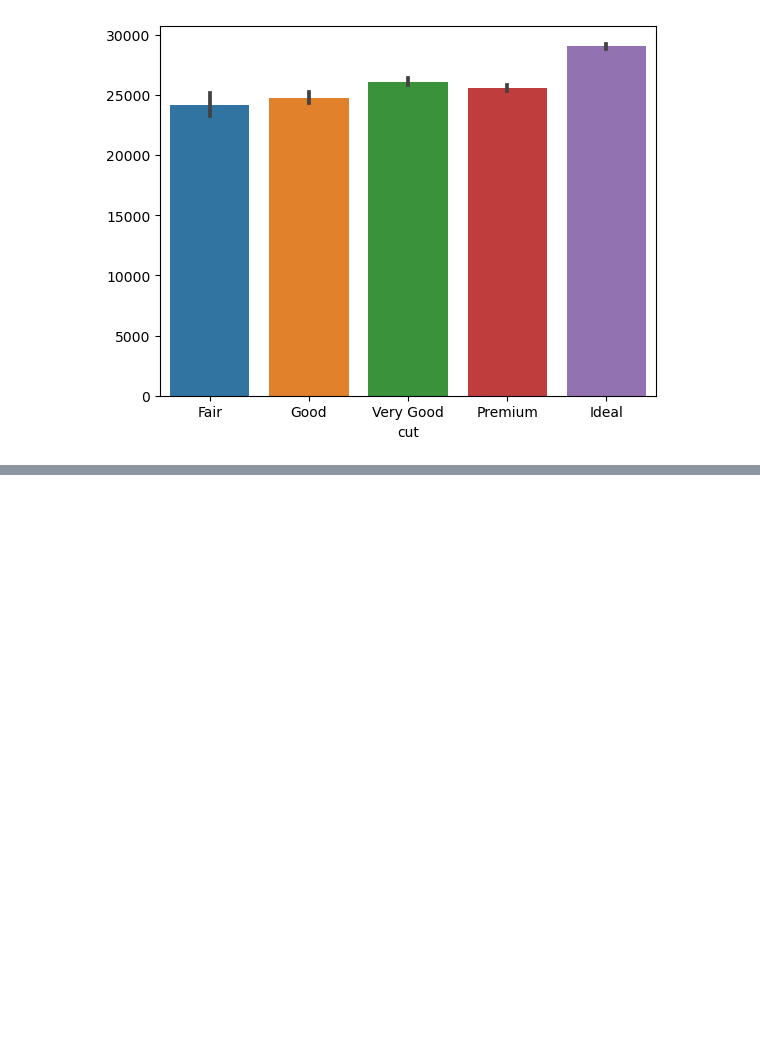
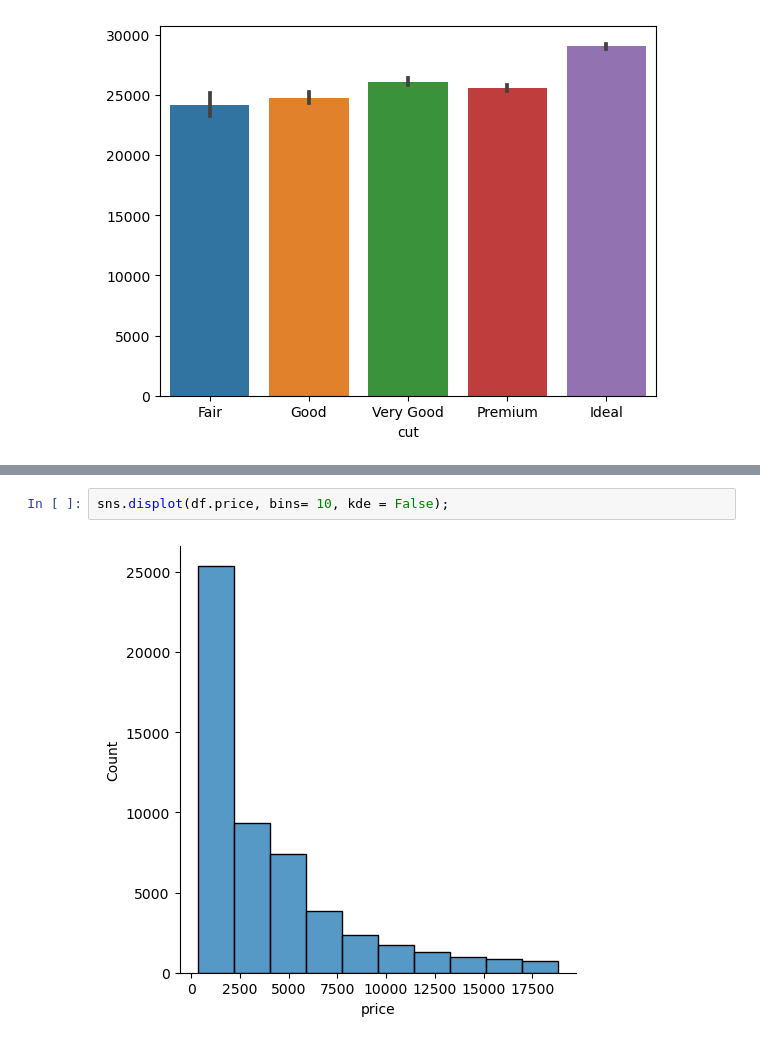
Before and after one commit to Akcanbasri/DataScienceAndMachineLearning, a Jupyter notebook: VeriGorsellestirme/dagilimGrafikleri.ipynb, the cells around one changed output, grey strips where cells are left out. Drawn from its saved outputs; the diff is of its cells as text; blank space fills up the shorter version.

```diff
--- a/VeriGorsellestirme/dagilimGrafikleri.ipynb
+++ b/VeriGorsellestirme/dagilimGrafikleri.ipynb
@@ -161,0 +226,4 @@ sns.barplot(x="cut", y=df.cut.index, data=df);
+# %%
+sns.displot(df.price, bins= 10, kde = False);
+# %% [output]
+[figure, added]
```
Also changed, not shown: parts of 11 cells of this notebook, 1 other file.
